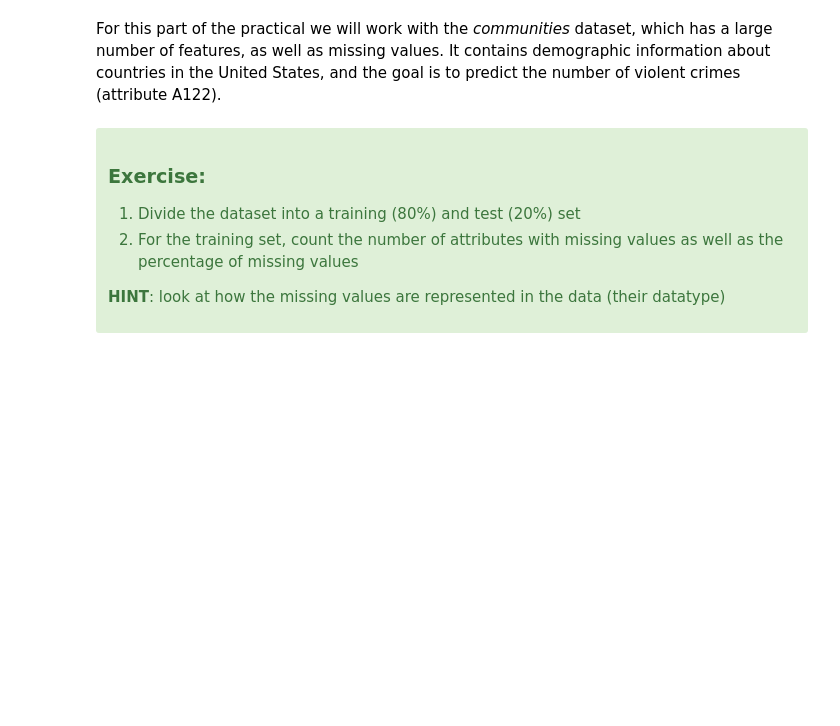
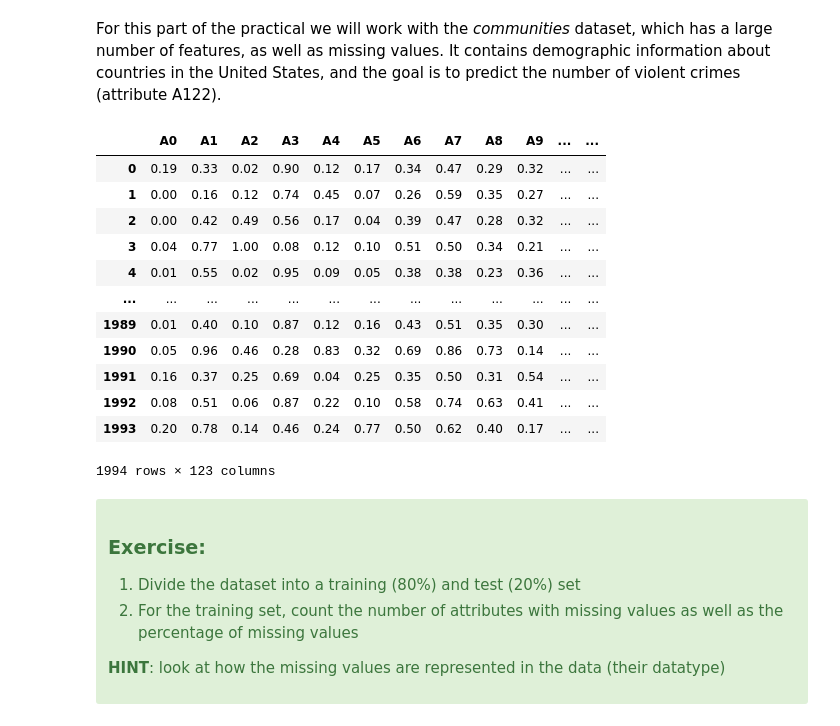
Before and after one commit to Latheuni/BigDataCourse, a Jupyter notebook: Week6/week6_practical_solution.ipynb, the cells around one changed output. Drawn from its saved outputs; the diff is of its cells as text; code cells hidden in the pictures; blank space fills up the shorter version.

```diff
--- a/Week6/week6_practical_solution.ipynb
+++ b/Week6/week6_practical_solution.ipynb
@@ -37,6 +35,22 @@ data_dir = "/data/gent/shared/000/gvo00070/BigDataScience2023/"
 df = pd.read_csv(data_dir + 'communities.psv', sep = '|', na_values = '?')
 X = df.drop("A122", axis=1)
 y = df["A122"]
+# %%
+df
+# %% [output]
+|  | A0 | A1 | A2 | A3 | A4 | A5 | A6 | A7 | A8 | A9 | ... | ... |
+| 0 | 0.19 | 0.33 | 0.02 | 0.90 | 0.12 | 0.17 | 0.34 | 0.47 | 0.29 | 0.32 | ... | ... |
+| 1 | 0.00 | 0.16 | 0.12 | 0.74 | 0.45 | 0.07 | 0.26 | 0.59 | 0.35 | 0.27 | ... | ... |
+| 2 | 0.00 | 0.42 | 0.49 | 0.56 | 0.17 | 0.04 | 0.39 | 0.47 | 0.28 | 0.32 | ... | ... |
+| 3 | 0.04 | 0.77 | 1.00 | 0.08 | 0.12 | 0.10 | 0.51 | 0.50 | 0.34 | 0.21 | ... | ... |
+| 4 | 0.01 | 0.55 | 0.02 | 0.95 | 0.09 | 0.05 | 0.38 | 0.38 | 0.23 | 0.36 | ... | ... |
+| ... | ... | ... | ... | ... | ... | ... | ... | ... | ... | ... | ... | ... |
+| 1989 | 0.01 | 0.40 | 0.10 | 0.87 | 0.12 | 0.16 | 0.43 | 0.51 | 0.35 | 0.30 | ... | ... |
+| 1990 | 0.05 | 0.96 | 0.46 | 0.28 | 0.83 | 0.32 | 0.69 | 0.86 | 0.73 | 0.14 | ... | ... |
+| 1991 | 0.16 | 0.37 | 0.25 | 0.69 | 0.04 | 0.25 | 0.35 | 0.50 | 0.31 | 0.54 | ... | ... |
+| 1992 | 0.08 | 0.51 | 0.06 | 0.87 | 0.22 | 0.10 | 0.58 | 0.74 | 0.63 | 0.41 | ... | ... |
+| 1993 | 0.20 | 0.78 | 0.14 | 0.46 | 0.24 | 0.77 | 0.50 | 0.62 | 0.40 | 0.17 | ... | ... |
+1994 rows × 123 columns
 # %% [markdown]
 <div class="alert alert-success">
 <h3> Exercise:</h3>
```
Also changed, not shown: parts of 13 cells of this notebook.
